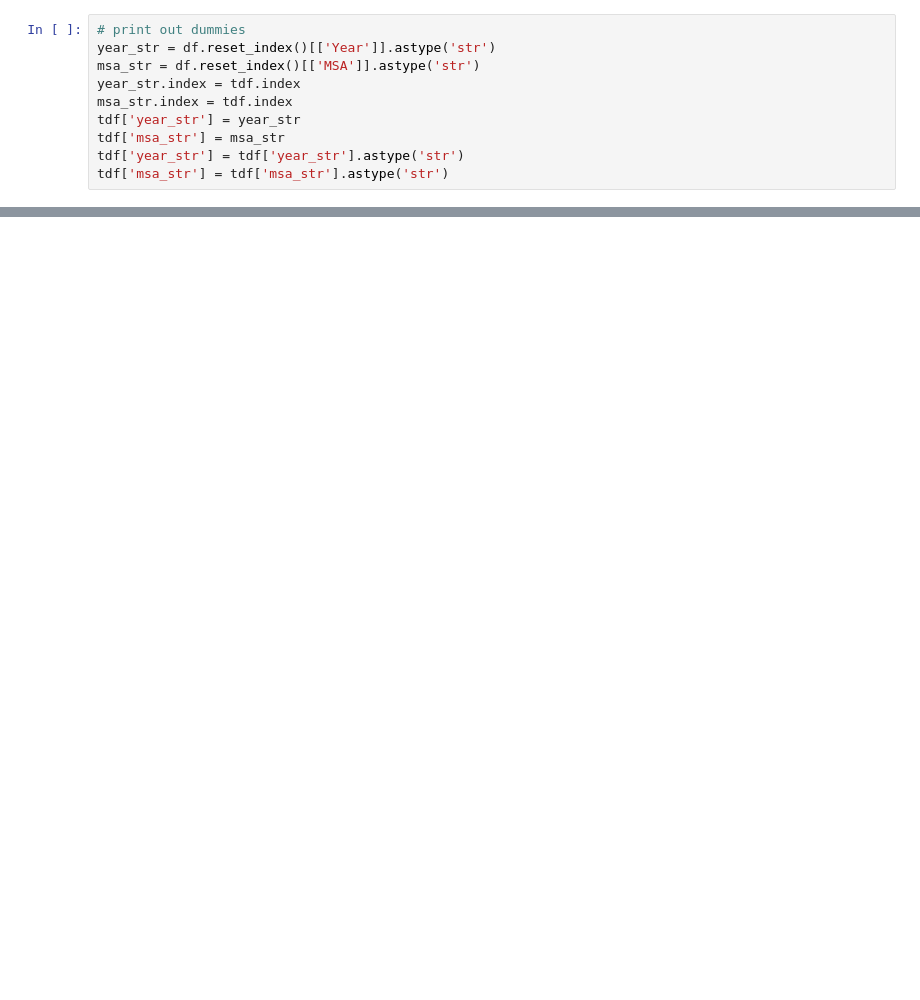
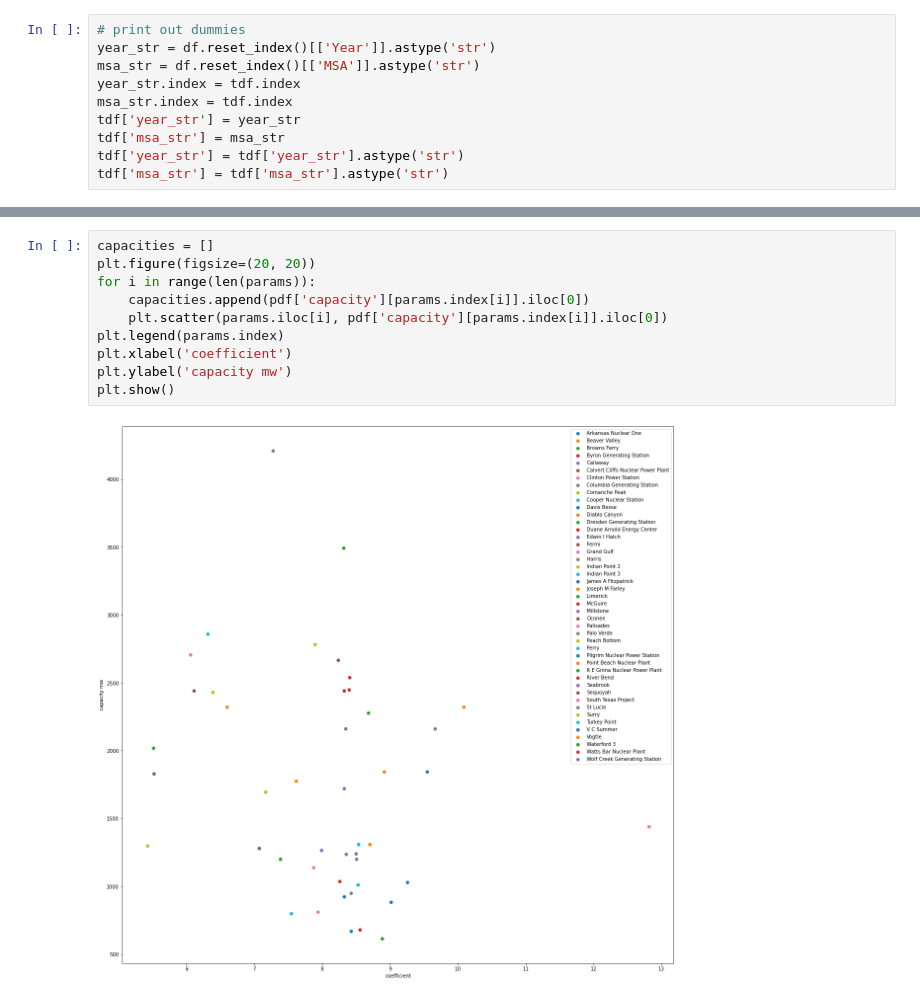
Before and after one commit to thedavekwon/SS340-Cause-and-Effect, a Jupyter notebook: SS340_FE.ipynb, the cells around one changed output, grey strips where cells are left out. Drawn from its saved outputs; the diff is of its cells as text; blank space fills up the shorter version.

```diff
--- a/SS340_FE.ipynb
+++ b/SS340_FE.ipynb
@@ -433,0 +314,12 @@ plant_str.Wolf Creek Generating Station         -1.5570     0.3784    -4.1147
+# %%
+capacities = []
+plt.figure(figsize=(20, 20))
+for i in range(len(params)):
+    capacities.append(pdf['capacity'][params.index[i]].iloc[0])
+    plt.scatter(params.iloc[i], pdf['capacity'][params.index[i]].iloc[0])
+plt.legend(params.index)
+plt.xlabel('coefficient')
+plt.ylabel('capacity mw')
+plt.show()
+# %% [output]
+[figure, added]
```
Also changed, not shown: parts of 29 cells of this notebook, 6 other files.
